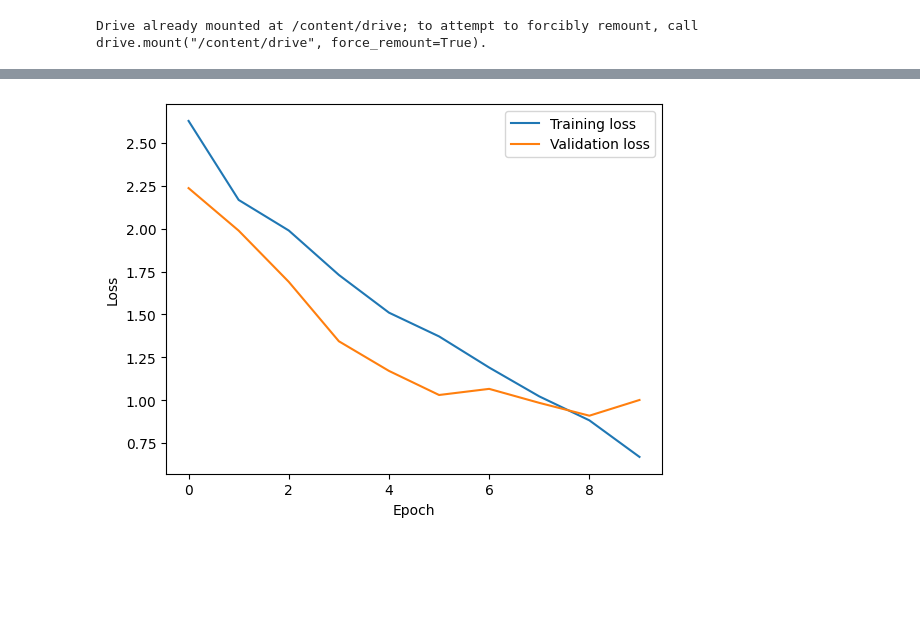
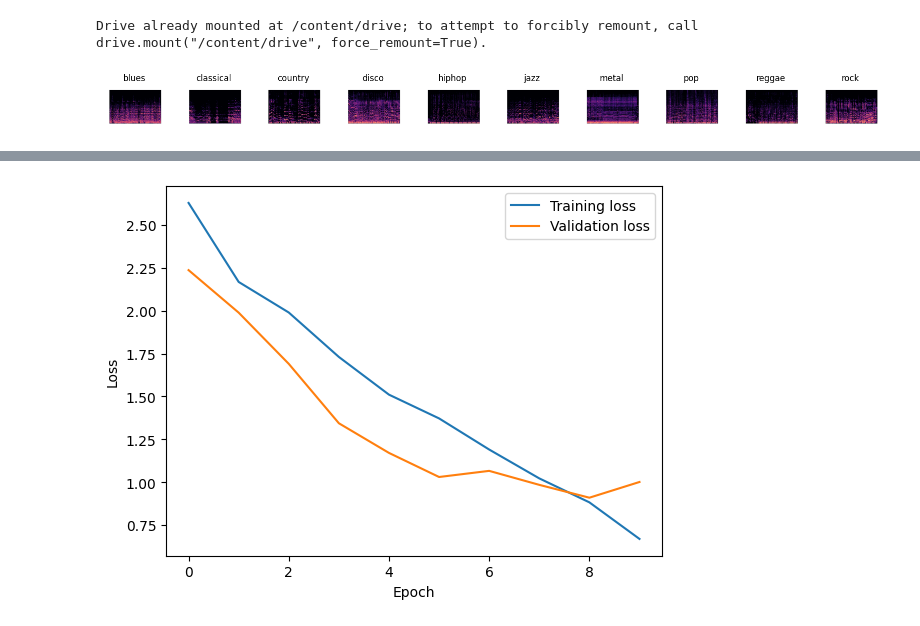
Before and after one commit to chalachew-mulu/Deep-Learning-Project, a Jupyter notebook: Deep_Learning_Project.ipynb, the cells around one changed output, grey strips where cells are left out. Saved outputs shown, nothing was run; the diff lists cells and outputs as text; code cells hidden in the pictures; blank space fills up the shorter version.

```diff
--- a/Deep_Learning_Project.ipynb
+++ b/Deep_Learning_Project.ipynb
@@ -27,6 +28,19 @@ from tensorflow.keras.callbacks import EarlyStopping
 GTZAN = "/content/drive/MyDrive/Colab Notebooks/GTZAN"
 # %%
 genres = ['blues', 'classical', 'country', 'disco', 'hiphop', 'jazz', 'metal', 'pop', 'reggae', 'rock']
+# %%
+# Visualize Some Image in the GTZAN dataset
+fig, axs = plt.subplots(nrows=1, ncols=10, figsize=(20, 4))
+for i in range(len(genres)):
+    genre_path = os.path.join(GTZAN, genres[i])
+    image_path = os.path.join(genre_path, os.listdir(genre_path)[0])
+    image = Image.open(image_path)
+    axs[i].imshow(image)
+    axs[i].set_title(genres[i])
+    axs[i].axis('off')
+plt.show()
+# %% [output]
+[figure, added]
 # %%
 # Define empty lists for images and labels
 X = []
```
Also changed, not shown: parts of 2 cells of this notebook.
